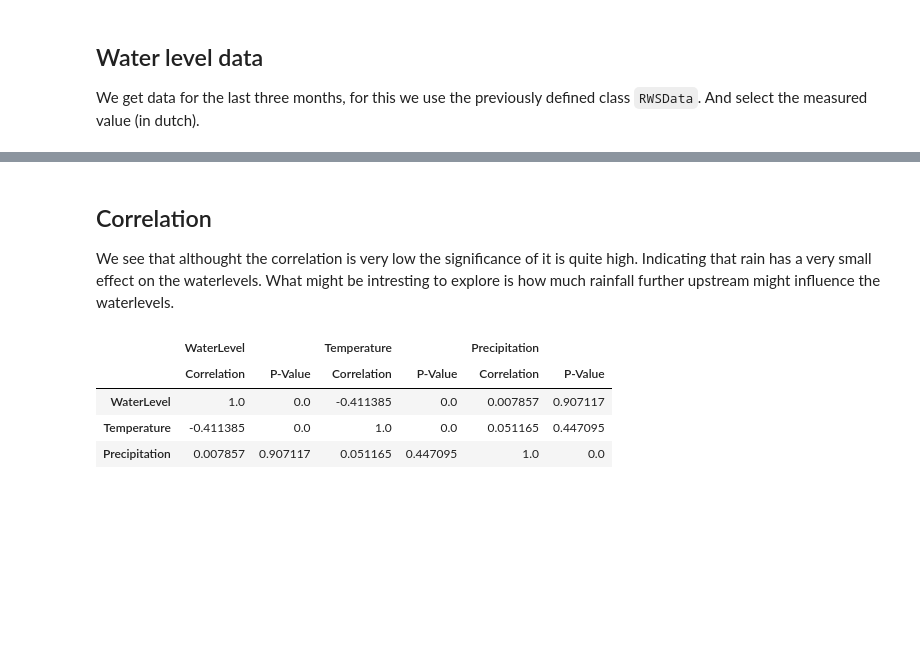
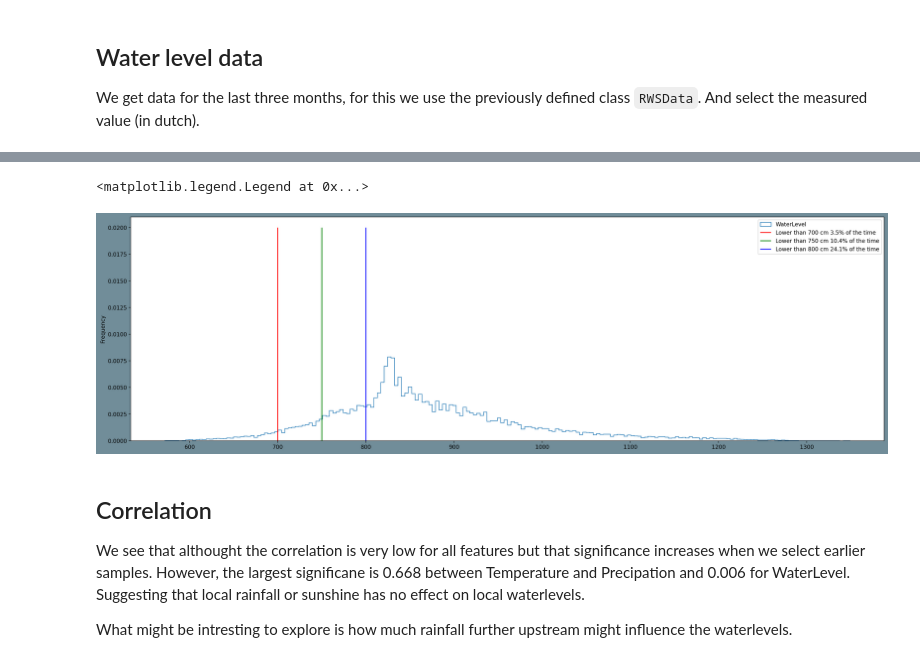
Before and after one commit to arykanary/PortFolio, a Jupyter notebook: Analysis_of_WaterLevels_in_Arnhem.ipynb, the cells around one changed output, grey strips where cells are left out. Saved outputs shown, nothing was run; the diff lists cells and outputs as text; code cells hidden in the pictures; blank space fills up the shorter version.

Commit message:
Updates to requirements and waterlevel analysis

```diff
--- a/Analysis_of_WaterLevels_in_Arnhem.ipynb
+++ b/Analysis_of_WaterLevels_in_Arnhem.ipynb
@@ -161,14 +169,21 @@ ax = df.plot.density(subplots=True, sharex=False)
+# %%
+p700 = (grp_daily < 700).sum() / grp_daily.size
+p750 = (grp_daily < 750).sum() / grp_daily.size
+p800 = (grp_daily < 800).sum() / grp_daily.size
+
+ax = grp_daily.plot.hist(bins=200, density=True, histtype='step')
+ax.vlines(700, 0, 0.02, 'r', label=f'Lower than 700 cm {p700:.1%} of the time')
+ax.vlines(750, 0, 0.02, 'g', label=f'Lower than 750 cm {p750:.1%} of the time')
+ax.vlines(800, 0, 0.02, 'b', label=f'Lower than 800 cm {p800:.1%} of the time')
+ax.legend()
+# %% [output]
+<matplotlib.legend.Legend at 0x...>
+[figure, added]
 # %% [markdown]
 ## Correlation
 
-We see that althought the correlation is very low the significance of it is quite high.
-Indicating that rain has a very small effect on the waterlevels.
+We see that althought the correlation is very low for all features but that significance increases when we select earlier samples.
+However, the largest significane is 0.668 between Temperature and Precipation and 0.006 for WaterLevel.
+Suggesting that local rainfall or sunshine has no effect on local waterlevels.
+
 What might be intresting to explore is how much rainfall further upstream might influence the waterlevels.
-# %%
-correlation_significance(df)
-# %% [output]
-|  | WaterLevel |  | Temperature |  | Precipitation |  |
-|  | Correlation | P-Value | Correlation | P-Value | Correlation | P-Value |
-| WaterLevel | 1.0 | 0.0 | -0.411385 | 0.0 | 0.007857 | 0.907117 |
-| Temperature | -0.411385 | 0.0 | 1.0 | 0.0 | 0.051165 | 0.447095 |
-| Precipitation | 0.007857 | 0.907117 | 0.051165 | 0.447095 | 1.0 | 0.0 |
```
Also changed, not shown: parts of 48 cells of this notebook, 2 other files.
